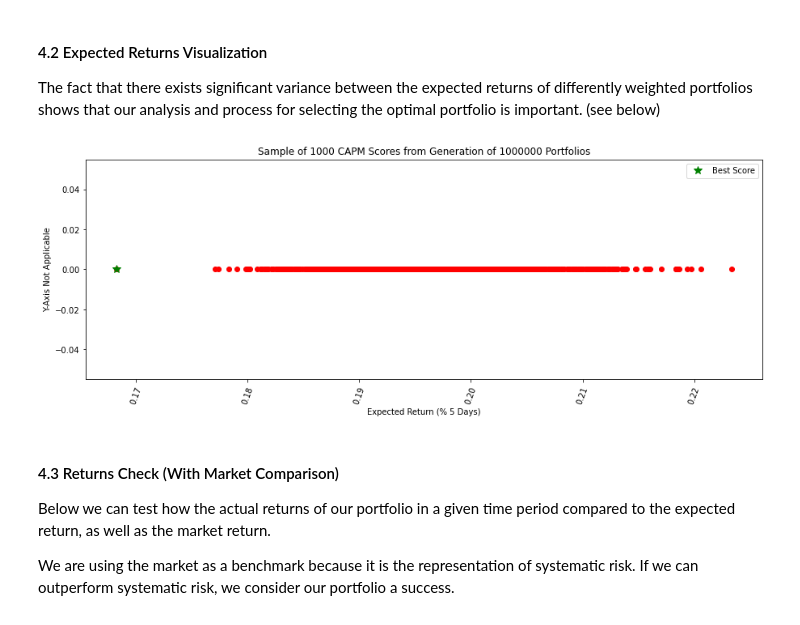
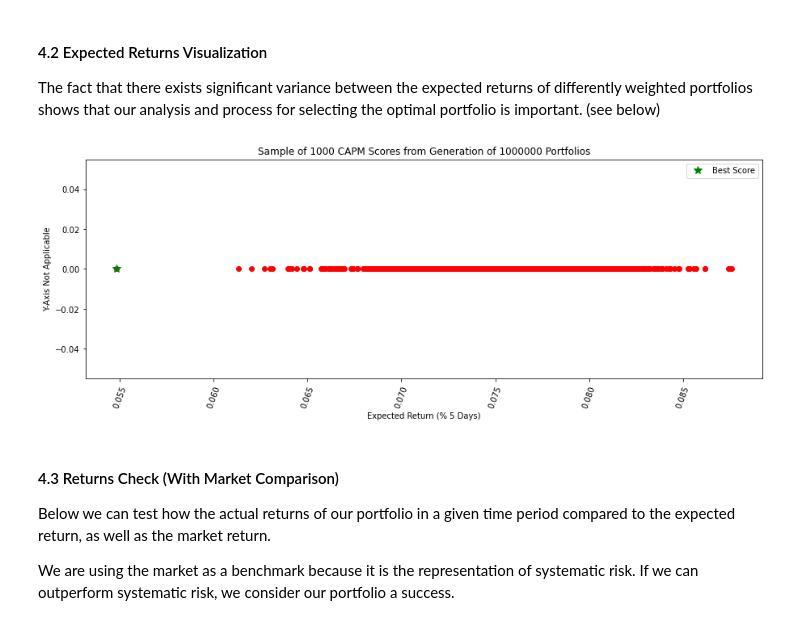
Before and after one commit to Pcamposeo/Robo-Advisor, a Jupyter notebook: Robo-Advisor.ipynb, the cells around one changed output. Cells and saved outputs as stored; diff of their text form; code cells hidden in the pictures.

```diff
--- a/Robo-Advisor.ipynb
+++ b/Robo-Advisor.ipynb
@@ -926,45 +995,42 @@ Everything is correct!
 
 The fact that there exists significant variance between the expected returns of differently weighted portfolios shows that our analysis and process for selecting the optimal portfolio is important. (see below)
 # %%
-#Portfolio returns visualization
-
-#Must be less than num_hypothetical_portfolios - 1
+#Must be less than num_hypothetical_portfolios (recommended to be less than 10 000 also).
 num_data_points = 1000
 
 frequency = f"{numdays} Days"
-scaler = 100 * numdays
 
-#Indexes for Sample of CAPM scores
+#Indexes for Sample of CAPM scores.
 index_for_graph = np.random.randint(0, (num_hypothetical_portfolios - 1), num_data_points)
 
-#Initialize list with best score
-capm_examples = [best_score * scaler]
+#Initialize list with best score.
+capm_examples = [port_expected_return]
 
-#Grab 'num_data_points' data points to graph
+#Grab 'num_data_points' data points to graph.
 for d in range(num_data_points):
-    capm_examples.append(capm_scores[index_for_graph[d]] * scaler)
+    capm_examples.append(mscapm_scores[index_for_graph[d]] * 100) #* 100 so it is represented as a %.
 
-#We have 1d data, so all y values are 0
+#We have 1d data, so all y values are 0.
 y_values = [0] * (num_data_points + 1)
 
-# Plot the data, pinpoint best score
+# Plot the data, pinpoint best score.
 plt.scatter(capm_examples, y_values, color = 'r')
-plt.plot(best_score * scaler, 0, marker = '*', color = 'g', ls = 'none', ms = 10, label = 'Best Score')
+plt.plot(port_expected_return, 0, marker = '*', color = 'g', ls = 'none', ms = 10, label = 'Best Score')
 
-# Set axis and title
+# Set axis and title.
 plt.title(f'Sample of {num_data_points} CAPM Scores from Generation of {num_hypothetical_portfolios} Portfolios')
 plt.xlabel(f'Expected Return (% {frequency})')
 plt.xticks(rotation = '70')
 plt.ylabel('Y-Axis Not Applicable')
 
-#Change size of graph
+#Change size of graph.
 plt.gcf().set_size_inches(15, 5)
 
 plt.legend(loc = 'best')
 
 plt.show()
 # %% [output]
-[figure, old version]
+[figure, new version]
 # %% [markdown]
 #### 4.3 Returns Check (With Market Comparison)
 
```
Also changed, not shown: parts of 28 cells of this notebook, 2 other files.
